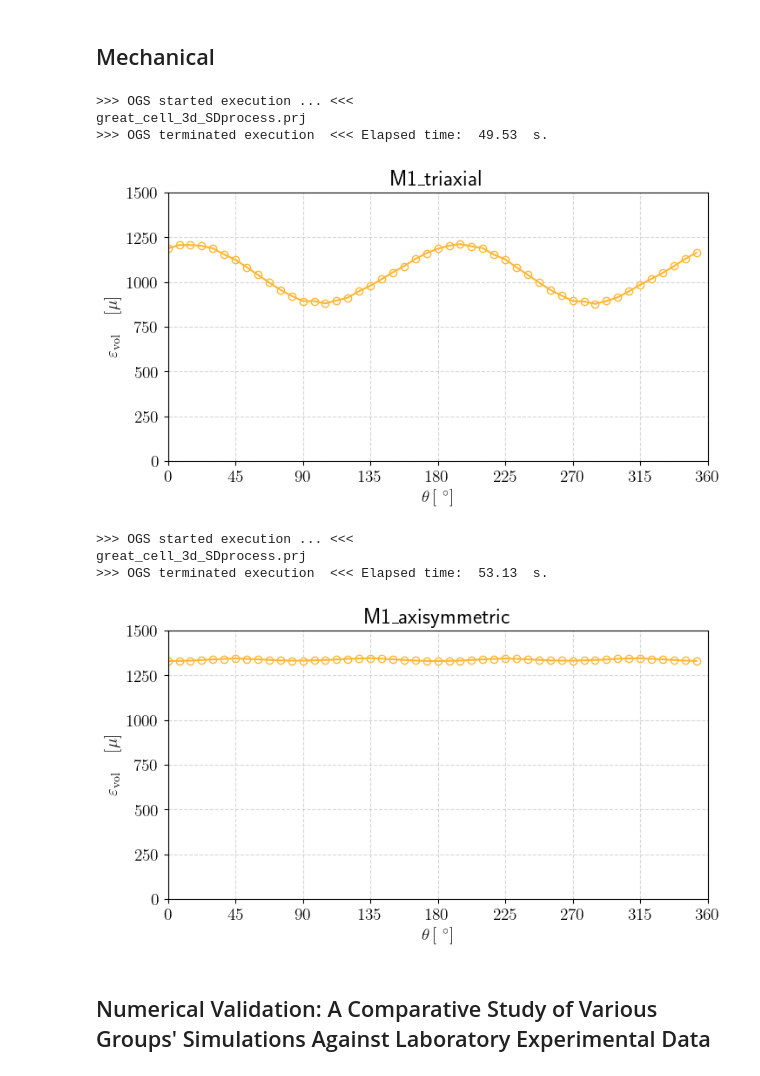
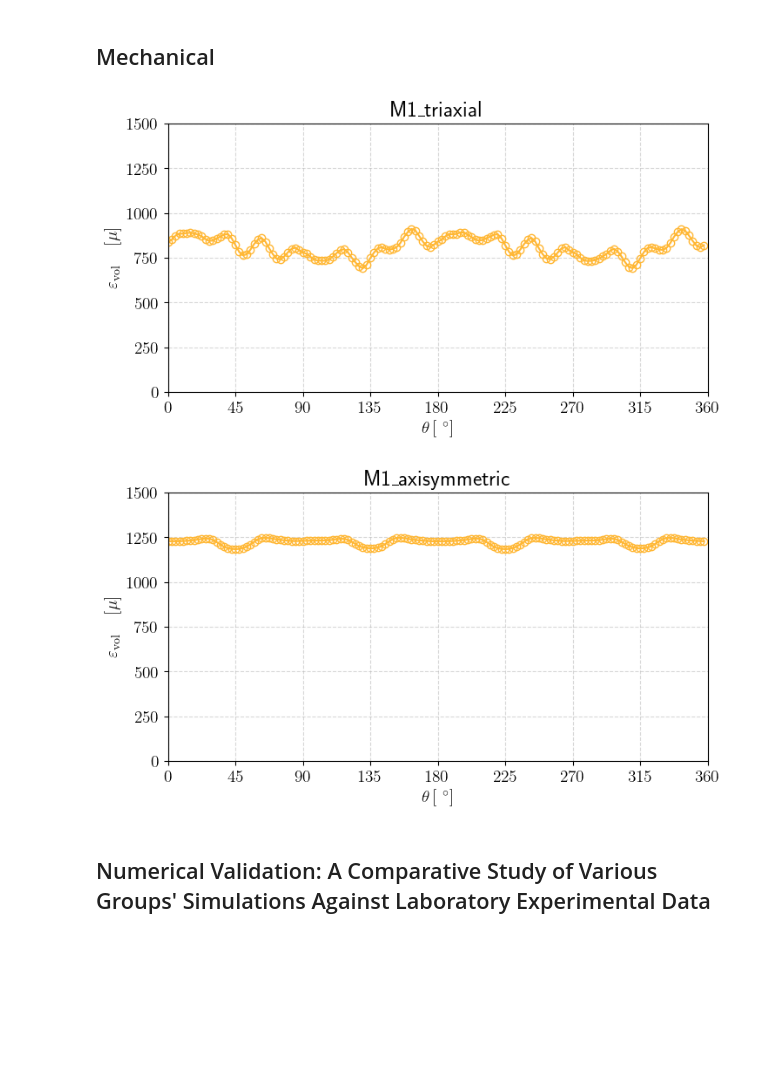
Before and after one commit to MostafaMollaali/GreatCell_benchmark, a Jupyter notebook: 3D/GreatCell3d.ipynb, the cells around one changed output. Cells and saved outputs as stored; diff of their text form; code cells hidden in the pictures; blank space fills up the shorter version.

```diff
--- a/3D/GreatCell3d.ipynb
+++ b/3D/GreatCell3d.ipynb
@@ -170,12 +170,12 @@ def apply_F_to_STRIP(model,F_a, F_b,n,coords='0 1 2 3 4', value_mult = [0,1,1,1,
     values_F_v = ' '.join(map(str, F_v))
     model.replace_curve(name="STRIP_"+str(n)+"_SURFACE_CURVE",value=values_F_v, coords=coords)
 
-def apply_F_to_TOP(model,F_top,coords='0 1 2 3 4', value_mult = [0,0,0,0,1]):
+def apply_F_to_TOP(model,F_top,coords='0 1 2 3 4', value_mult = [0,1,1,1,1]):
     F_top = [x*F_top for x in value_mult]
     values_F_top = ' '.join(map(str, F_top))
     model.replace_curve(name="TOP_SURFACE_DZ_CURVE",value=values_F_top, coords=coords)
 
-def apply_F_to_all(model,F_values,t_coords='0 1 2 3 4', value_mult = [0,1,1,1,1]):
+def apply_F_to_all(model,F_values,t_coords='0 1 2 3 4', value_mult = [0,0,0,1,1]):
     # apply given F_values as BC on BAG and mean values on STRIP in between,
     # with given time coordinates t_coords in given loading steps value_mult
     # F_values for example: [10e6,0,0,0,5e6,0,0,0,10e6,0,0,0,5e6,0,0,0]
@@ -225,7 +225,7 @@ def apply_M1_load(case):
     if case == 'M1_triaxial':
         model11_ = ogs.OGS(INPUT_FILE=prj_path+prj_name, PROJECT_FILE=prj_path+prj_name, MKL=True)
         model11_.replace_curve = MethodType(replace_curve, model11_)
-        apply_F_to_all(model11_,[0,0,0,0,0,0,0,0,0,0,0,0,0,0,0,0])
+        apply_F_to_all(model11_,[0,0,0,0,0,0,0,0,0,0,0,0,0,0,0,0], value_mult = [1,1,1,1,1])
         apply_F_to_all(model11_,[7.73e6,5.7e6,4.39e6,2.4e6,2.3e6,4e6,6.4e6,7.7e6,7.73e6,5.7e6,4.39e6,2.4e6,2.3e6,4e6,6.4e6,7.7e6])
         apply_F_to_TOP(model11_,-10.e6)
         model11_.write_input()
@@ -370,7 +370,7 @@ def get_surf_strain(out):
     u_0 = []
     # getting points at radius of 0.097
     for node_id, x in enumerate(mesh.points):
-        if (abs(x[2]-0.1)<1e-6 and abs(x[0]**2+x[1]**2-0.097**2)<1e-6):
+        if (abs(x[2]-0.1)<1e-6 and abs(x[0]**2+x[1]**2-0.09**2)<1e-6):  #0.097
             theta =math.atan2(x[1], x[0])
             if theta < 0:
                 theta += 2*math.pi
@@ -446,7 +446,7 @@ def postproc_benchmark(case, strain = 'vol'):
         out_dir = f"results_{case}"
         if strain == 'vol':
             angles, strain = get_vol_strain(out_dir)
-        elif strain == 'surf'
+        elif strain == 'surf':
             angles, strain = get_surf_strain(out_dir)
         else:
             print(f'{strain} is not a valid post processing option. Chose one of ["vol", "surf"]')
@@ -481,7 +481,7 @@ def postproc_benchmark(case, strain = 'vol'):
             out_dir = f"results_{case}_angle{i*22.5}"
             if strain == 'vol':
                 angles, strain = get_vol_strain(out_dir)
-            elif strain == 'surf'
+            elif strain == 'surf':
                 angles, strain = get_surf_strain(out_dir)
             else:
                 print(f'{strain} is not a valid post processing option. Chose one of ["vol", "surf"]')
@@ -516,20 +516,14 @@ def postproc_benchmark(case, strain = 'vol'):
 ## Mechanical
 # %%
 run_benchmark('M1_triaxial')
-postproc_benchmark('M1_triaxial')
+postproc_benchmark('M1_triaxial', strain = 'surf')
 # %% [output]
->>> OGS started execution ... <<<
-great_cell_3d_SDprocess.prj
->>> OGS terminated execution  <<< Elapsed time:  49.53  s.
-[figure, old version]
+[figure, new version]
 # %%
 run_benchmark('M1_axisymmetric')
-postproc_benchmark('M1_axisymmetric')
+postproc_benchmark('M1_axisymmetric', strain = 'surf')
 # %% [output]
->>> OGS started execution ... <<<
-great_cell_3d_SDprocess.prj
->>> OGS terminated execution  <<< Elapsed time:  53.13  s.
-[figure, old version]
+[figure, new version]
 # %% [markdown]
 ## Numerical Validation: A Comparative Study of Various Groups' Simulations Against Laboratory Experimental Data
 # %% [markdown]
```
Also changed, not shown: parts of 5 cells of this notebook.
